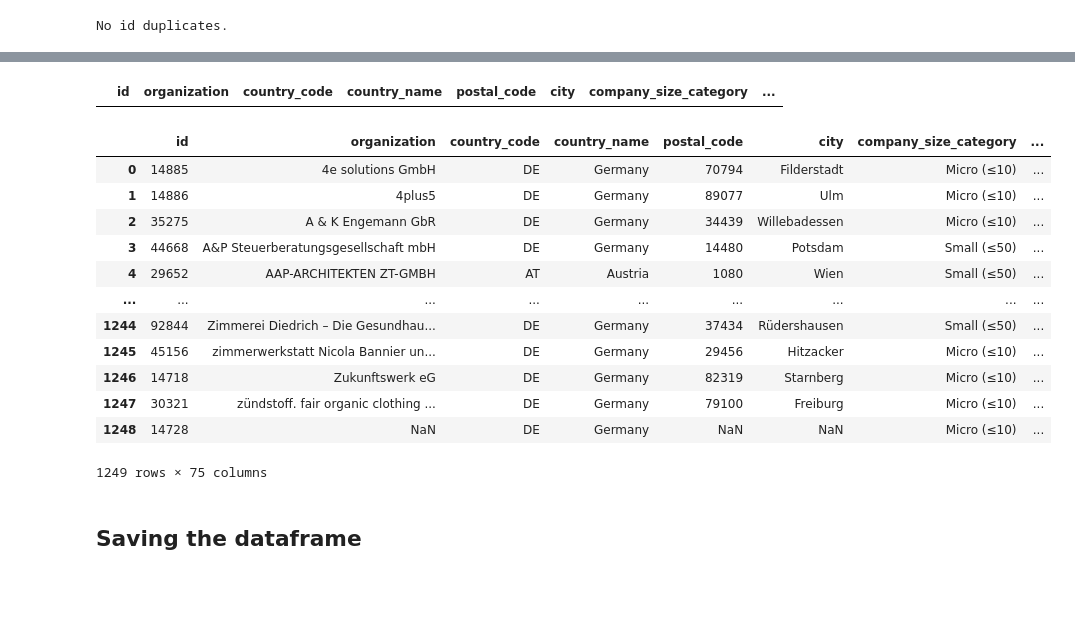
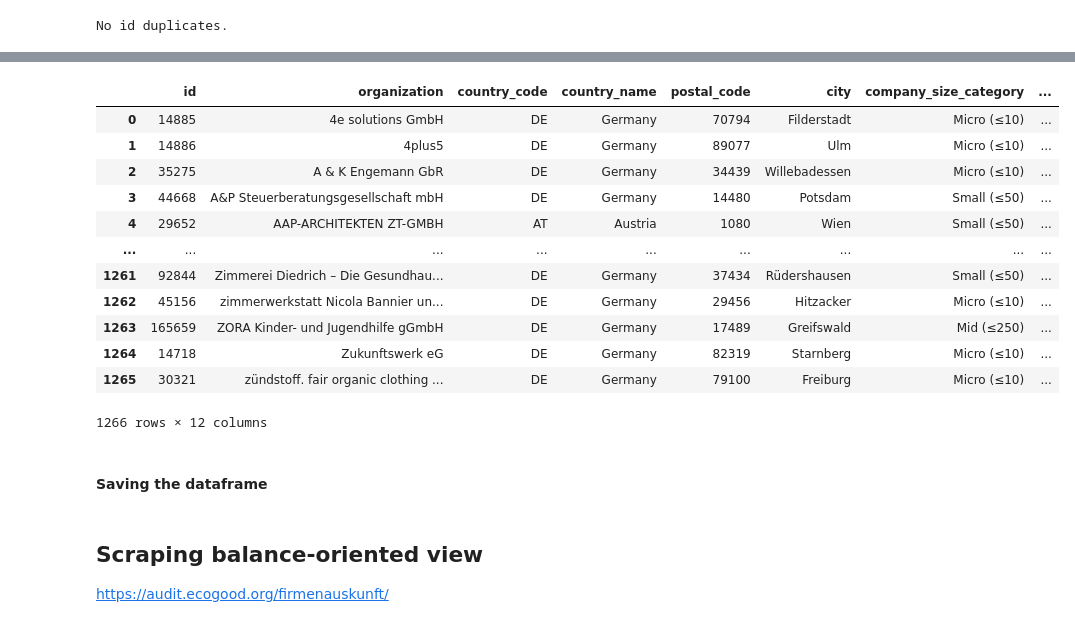
Before and after one commit to seblap86/economy-for-the-common-good, a Jupyter notebook: data/scraping/webscraping_ecg_database.ipynb, the cells around one changed output, grey strips where cells are left out. Drawn from its saved outputs; the diff is of its cells as text; code cells hidden in the pictures; blank space fills up the shorter version.

```diff
--- a/data/scraping/webscraping_ecg_database.ipynb
+++ b/data/scraping/webscraping_ecg_database.ipynb
@@ -749,7 +534,7 @@ dtype: int64
 # %%
 # id
-ecg_df['id'] = ecg_df['id'].astype(int) # As type integer
-if ecg_df.duplicated(subset='id').any() == False: # Duplicates?
+ecg_org_df['id'] = ecg_org_df['id'].astype(int) # As type integer
+if ecg_org_df.duplicated(subset='id').any() == False: # Duplicates?
     print('No id duplicates.')
 # %% [output]
 No id duplicates.
@@ -1781,17 +1234,0 @@ ecg_df['balance10_documents'] = balance10_documents
-# %%
-def documents_replace(x):
-    x = x.replace('Bericht', 'Report')
-    x = x.replace('Zertifikat', 'Certificate')
-    x = x.replace('Testat', 'Attestation')
-    return x
-
-ecg_df['balance1_documents'] = ecg_df['balance1_documents'].apply(lambda x: documents_replace(x) if isinstance(x, str) else x)
-ecg_df['balance2_documents'] = ecg_df['balance2_documents'].apply(lambda x: documents_replace(x) if isinstance(x, str) else x)
-ecg_df['balance3_documents'] = ecg_df['balance3_documents'].apply(lambda x: documents_replace(x) if isinstance(x, str) else x)
-ecg_df['balance4_documents'] = ecg_df['balance4_documents'].apply(lambda x: documents_replace(x) if isinstance(x, str) else x)
-ecg_df['balance5_documents'] = ecg_df['balance5_documents'].apply(lambda x: documents_replace(x) if isinstance(x, str) else x)
-ecg_df['balance6_documents'] = ecg_df['balance6_documents'].apply(lambda x: documents_replace(x) if isinstance(x, str) else x)
-ecg_df['balance7_documents'] = ecg_df['balance7_documents'].apply(lambda x: documents_replace(x) if isinstance(x, str) else x)
-ecg_df['balance8_documents'] = ecg_df['balance8_documents'].apply(lambda x: documents_replace(x) if isinstance(x, str) else x)
-ecg_df['balance9_documents'] = ecg_df['balance9_documents'].apply(lambda x: documents_replace(x) if isinstance(x, str) else x)
-ecg_df['balance10_documents'] = ecg_df['balance10_documents'].apply(lambda x: documents_replace(x) if isinstance(x, str) else x)
@@ -2680,6 +1338,18 @@ pd.reset_option('max_columns')
 # %%
+# Replace all empty strings with missing values
+
 # Check for empty strings
-pd.set_option('display.max_columns', None) # Showing all columns
-display(ecg_df[ecg_df.eq('').any(axis=1)])
-pd.reset_option('max_columns')
+if ecg_org_df.eq('').any(axis=None) == False:
+    print('No empty strings ("") in dataframe.')
+
+else:
+    pd.set_option('display.max_columns', None) # Showing all columns
+    print(ecg_org_df[ecg_org_df.eq('').any(axis=1)])
+    pd.reset_option('max_columns')
+
+    ecg_org_df = ecg_org_df.replace('', np.nan)
+
+    pd.set_option('display.max_columns', None) # Showing all columns
+    print(ecg_df[ecg_df.eq('').any(axis=1)])
+    pd.reset_option('max_columns')
 # %% [output]
@@ -2706,30 +1357,23 @@ ecg_df = ecg_df.replace('', np.nan)
-# %%
-# Check for empty strings again
-pd.set_option('display.max_columns', None) # Showing all columns
-display(ecg_df[ecg_df.eq('').any(axis=1)])
-pd.reset_option('max_columns')
-# %% [output]
-|  | id | organization | country_code | country_name | postal_code | city | company_size_category | ... |
 # %%
 # Turn None type values into NaN
-ecg_df = ecg_df.fillna(value=np.nan)
+ecg_org_df = ecg_org_df.fillna(value=np.nan)
 # %%
 # Last check
-ecg_df
+ecg_org_df
 # %% [output]
 |  | id | organization | country_code | country_name | postal_code | city | company_size_category | ... |
 | 0 | 14885 | 4e solutions GmbH | DE | Germany | 70794 | Filderstadt | Micro (≤10) | ... |
 | 1 | 14886 | 4plus5 | DE | Germany | 89077 | Ulm | Micro (≤10) | ... |
 | 2 | 35275 | A & K Engemann GbR | DE | Germany | 34439 | Willebadessen | Micro (≤10) | ... |
 | 3 | 44668 | A&P Steuerberatungsgesellschaft mbH | DE | Germany | 14480 | Potsdam | Small (≤50) | ... |
 | 4 | 29652 | AAP-ARCHITEKTEN ZT-GMBH | AT | Austria | 1080 | Wien | Small (≤50) | ... |
 | ... | ... | ... | ... | ... | ... | ... | ... | ... |
-| 1244 | 92844 | Zimmerei Diedrich – Die Gesundhau... | DE | Germany | 37434 | Rüdershausen | Small (≤50) | ... |
-| 1245 | 45156 | zimmerwerkstatt Nicola Bannier un... | DE | Germany | 29456 | Hitzacker | Micro (≤10) | ... |
-| 1246 | 14718 | Zukunftswerk eG | DE | Germany | 82319 | Starnberg | Micro (≤10) | ... |
-| 1247 | 30321 | zündstoff. fair organic clothing ... | DE | Germany | 79100 | Freiburg | Micro (≤10) | ... |
-| 1248 | 14728 | NaN | DE | Germany | NaN | NaN | Micro (≤10) | ... |
+| 1261 | 92844 | Zimmerei Diedrich – Die Gesundhau... | DE | Germany | 37434 | Rüdershausen | Small (≤50) | ... |
+| 1262 | 45156 | zimmerwerkstatt Nicola Bannier un... | DE | Germany | 29456 | Hitzacker | Micro (≤10) | ... |
+| 1263 | 165659 | ZORA Kinder- und Jugendhilfe gGmbH | DE | Germany | 17489 | Greifswald | Mid (≤250) | ... |
+| 1264 | 14718 | Zukunftswerk eG | DE | Germany | 82319 | Starnberg | Micro (≤10) | ... |
+| 1265 | 30321 | zündstoff. fair organic clothing ... | DE | Germany | 79100 | Freiburg | Micro (≤10) | ... |
-1249 rows × 75 columns
+1266 rows × 12 columns
 # %% [markdown]
-## Saving the dataframe
+#### Saving the dataframe
 # %%
@@ -2736,0 +1381,3 @@ ecg_df.to_csv('ecg_df.csv', index=False)
+# %% [markdown]
+## Scraping balance-oriented view
+https://audit.ecogood.org/firmenauskunft/
```
Also changed, not shown: parts of 59 cells of this notebook.
